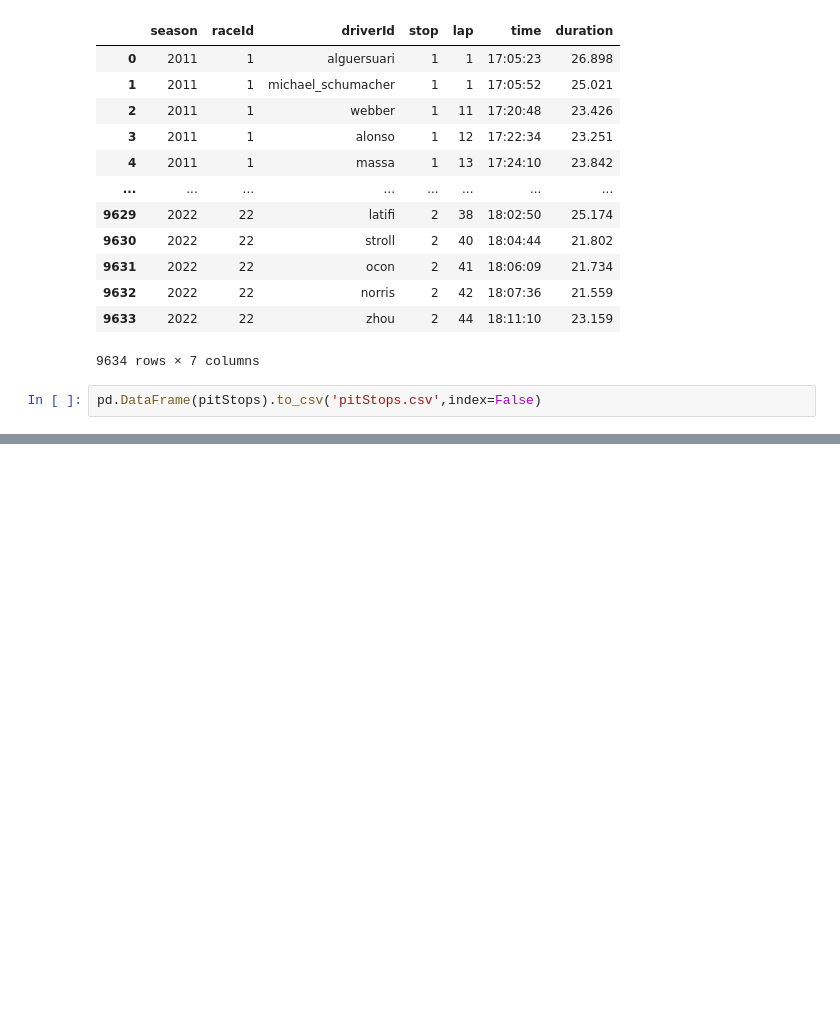
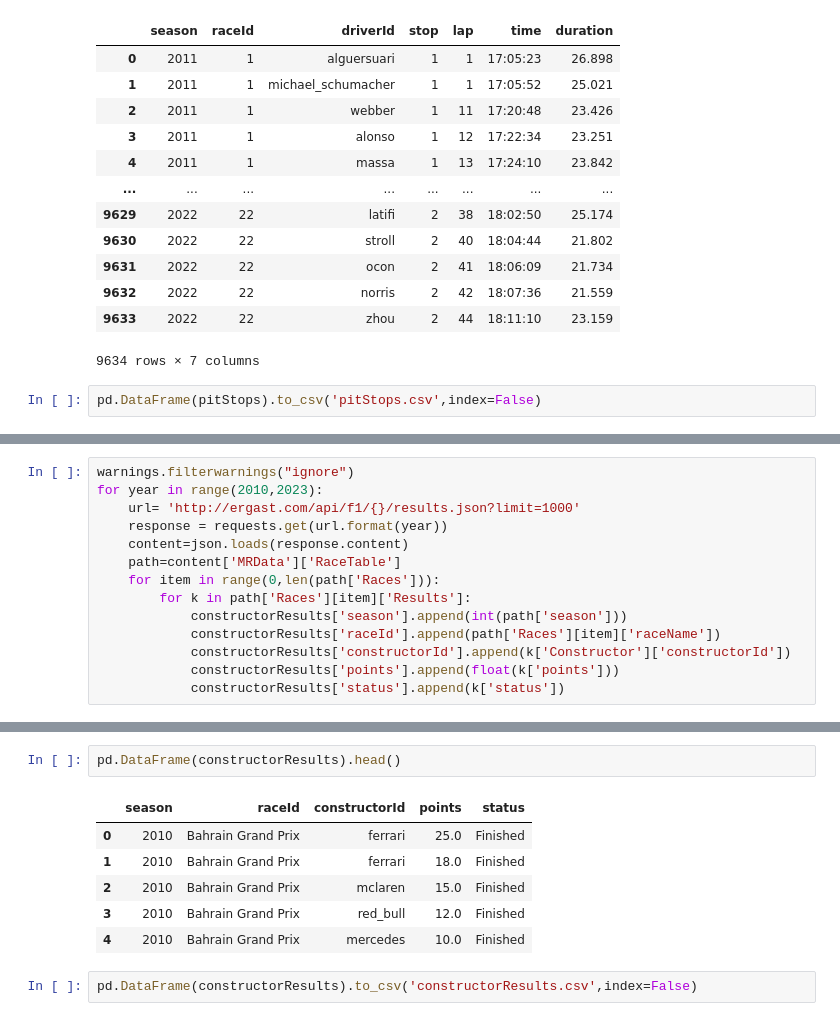
Before and after one commit to jazivegrande/formula-1-data, a Jupyter notebook: f1-analisis.ipynb, the cells around one changed output, grey strips where cells are left out. Drawn from its saved outputs; the diff is of its cells as text; blank space fills up the shorter version.

```diff
--- a/f1-analisis.ipynb
+++ b/f1-analisis.ipynb
@@ -854,0 +1054,14 @@ pd.DataFrame(pitStops).to_csv('pitStops.csv',index=False)
+# %%
+warnings.filterwarnings("ignore")
+for year in range(2010,2023):
+    url= 'http://ergast.com/api/f1/{}/results.json?limit=1000'
+    response = requests.get(url.format(year))
+    content=json.loads(response.content)
+    path=content['MRData']['RaceTable']
+    for item in range(0,len(path['Races'])):
+        for k in path['Races'][item]['Results']:
+            constructorResults['season'].append(int(path['season']))
+            constructorResults['raceId'].append(path['Races'][item]['raceName'])
+            constructorResults['constructorId'].append(k['Constructor']['constructorId'])
+            constructorResults['points'].append(float(k['points']))
+            constructorResults['status'].append(k['status'])
@@ -854,0 +1097,11 @@ pd.DataFrame(pitStops).to_csv('pitStops.csv',index=False)
+# %%
+pd.DataFrame(constructorResults).head()
+# %% [output]
+|  | season | raceId | constructorId | points | status |
+| 0 | 2010 | Bahrain Grand Prix | ferrari | 25.0 | Finished |
+| 1 | 2010 | Bahrain Grand Prix | ferrari | 18.0 | Finished |
+| 2 | 2010 | Bahrain Grand Prix | mclaren | 15.0 | Finished |
+| 3 | 2010 | Bahrain Grand Prix | red_bull | 12.0 | Finished |
+| 4 | 2010 | Bahrain Grand Prix | mercedes | 10.0 | Finished |
+# %%
+pd.DataFrame(constructorResults).to_csv('constructorResults.csv',index=False)
```
Also changed, not shown: parts of 25 cells of this notebook, 5 other files.
